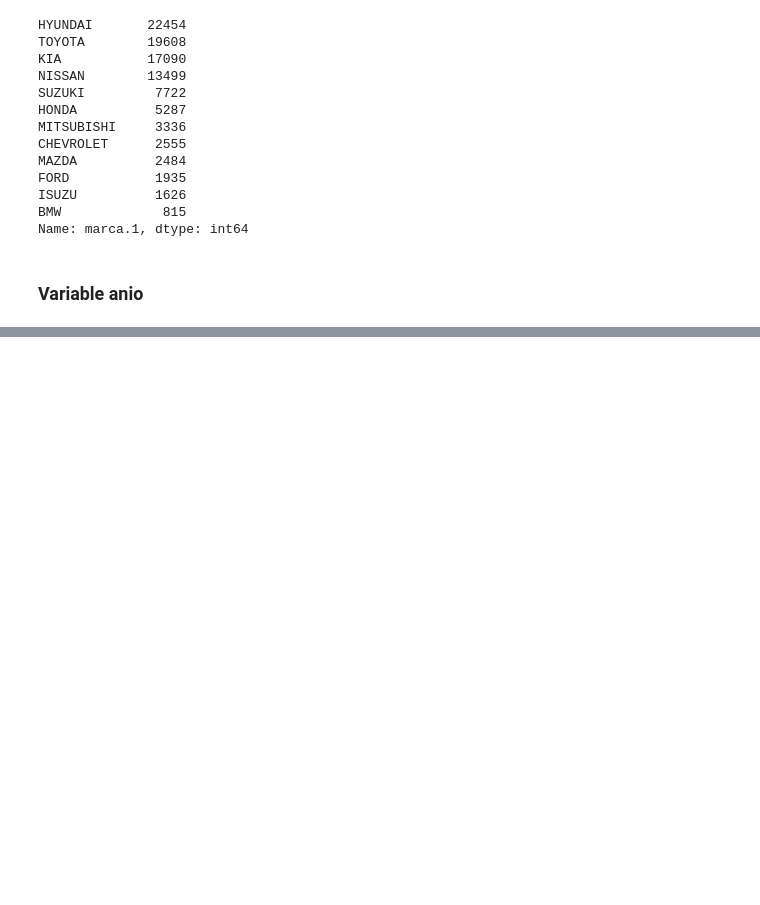
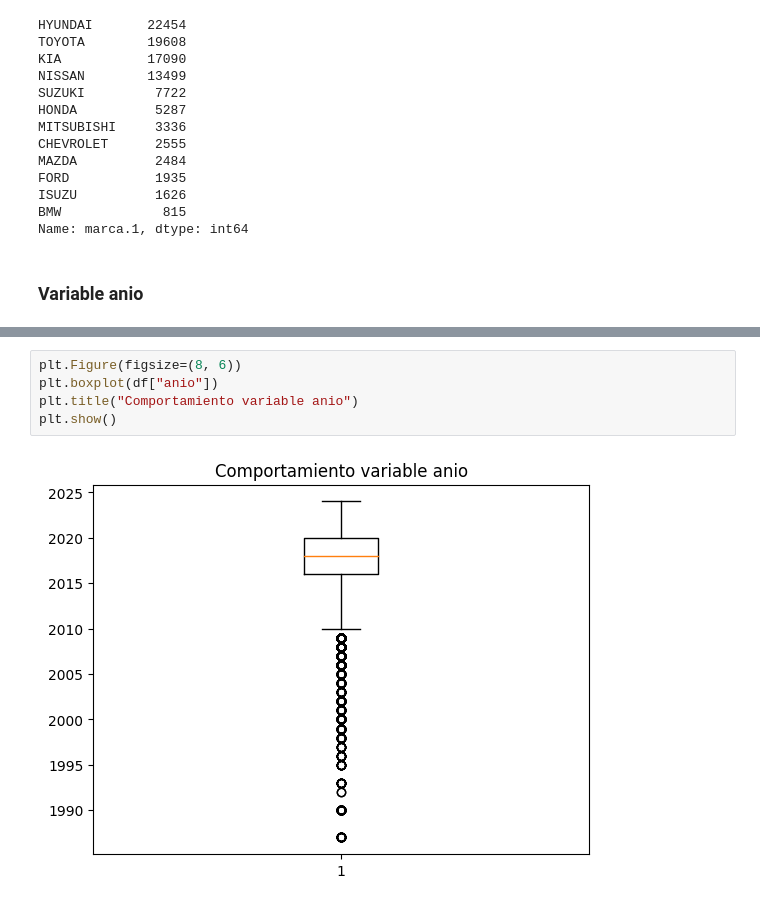
Before and after one commit to Oriojas/test_ia_incidents_cars, a Jupyter notebook: eda_clean_data.ipynb, the cells around one changed output, grey strips where cells are left out. Cells and saved outputs as stored; diff of their text form; blank space fills up the shorter version.

```diff
--- a/eda_clean_data.ipynb
+++ b/eda_clean_data.ipynb
@@ -215,0 +220,7 @@ Name: marca.1, dtype: int64
+# %%
+plt.Figure(figsize=(8, 6))
+plt.boxplot(df["anio"])
+plt.title("Comportamiento variable anio")
+plt.show()
+# %% [output]
+[figure, added]
```
Also changed, not shown: parts of 23 cells of this notebook, 1 other file.
